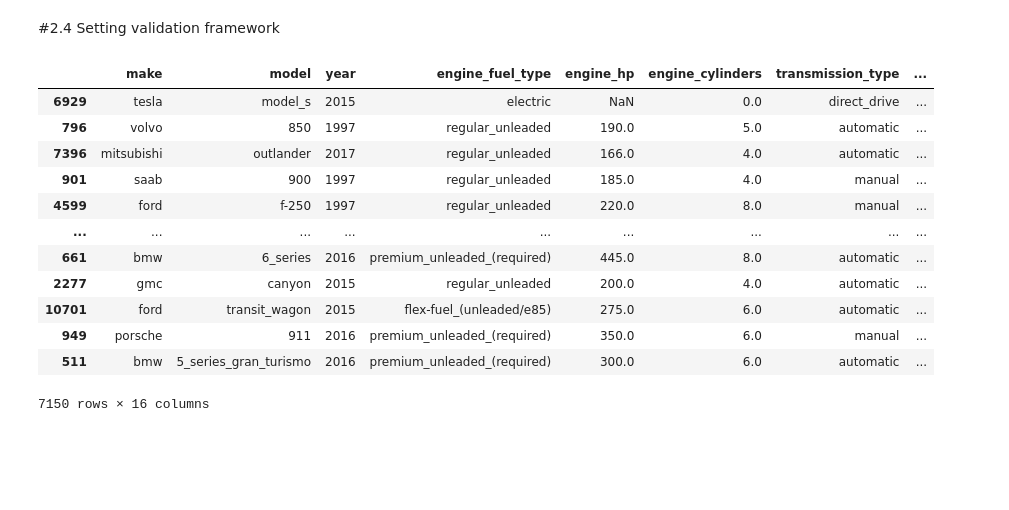
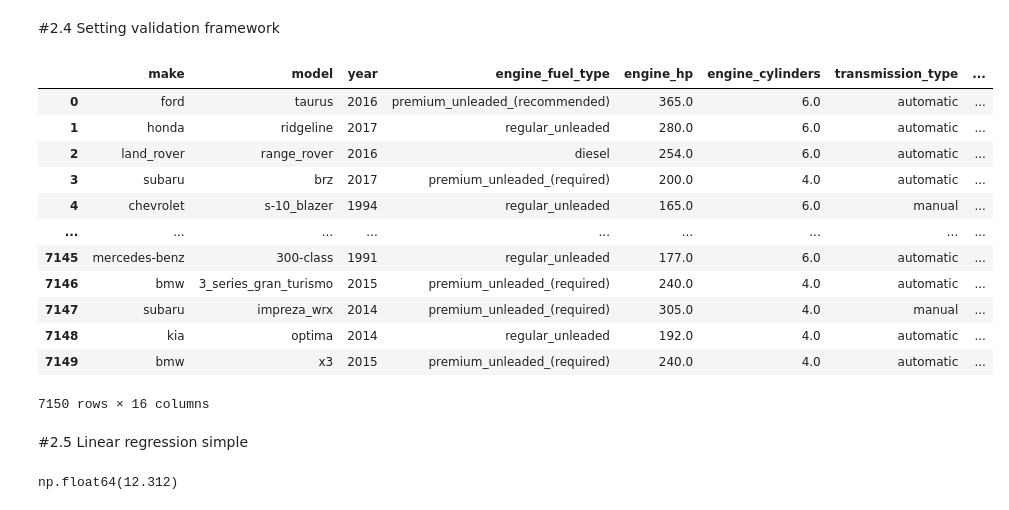
Before and after one commit to AJKossi/machine-learning-zoomcamp, a Jupyter notebook: 02-car-price/02-carprice.ipynb, the cells around one changed output. Saved outputs shown, nothing was run; the diff lists cells and outputs as text; code cells hidden in the pictures; blank space fills up the shorter version.

Commit message:
completed carefully the linear regression model fo understand tuning, weights, regularization etc...

```diff
--- a/02-car-price/02-carprice.ipynb
+++ b/02-car-price/02-carprice.ipynb
@@ -251,32 +238,47 @@ dtype: int64
 #2.4 Setting validation framework
 # %%
 n= len(car_df)
-n_validation = int(n*0.2)
+n_val = int(n*0.2)
 n_test = int(n*0.2)
 
-n_train = n - n_validation - n_test
-n, n_validation, n_test, n_train
+n_train = n - n_val - n_test
+n, n_val, n_test, n_train
 car_df.iloc[:10]
+
+df_val = car_df.iloc[:n_val]
+df_test = car_df.iloc[n_val:n_val+n_test]
+df_train = car_df.iloc[n_val+n_test:]
 
 idx = np.arange(n)
 np.random.shuffle(idx)
+
 train_idx = idx[:n_train]
 df_train = car_df.iloc[idx[:n_train]]
-df_val = car_df.iloc[idx[n_train:n_train+n_validation]]
-df_test = car_df.iloc[idx[n_train+n_validation:]]
+df_val = car_df.iloc[idx[n_train:n_train+n_val]]
+df_test = car_df.iloc[idx[n_train+n_val:]]
+
+np.random.seed(2)
+idx = np.arange(n)
+np.random.shuffle(idx)
+
 len(df_train), len(df_val), len(df_test)
+
 df_train
+df_train = df_train.reset_index(drop=True)
+df_val = df_val.reset_index(drop=True)
+df_test = df_test.reset_index(drop=True)
+df_train
 # %% [output]
 |  | make | model | year | engine_fuel_type | engine_hp | engine_cylinders | transmission_type | ... |
-| 6929 | tesla | model_s | 2015 | electric | NaN | 0.0 | direct_drive | ... |
-| 796 | volvo | 850 | 1997 | regular_unleaded | 190.0 | 5.0 | automatic | ... |
-| 7396 | mitsubishi | outlander | 2017 | regular_unleaded | 166.0 | 4.0 | automatic | ... |
-| 901 | saab | 900 | 1997 | regular_unleaded | 185.0 | 4.0 | manual | ... |
-| 4599 | ford | f-250 | 1997 | regular_unleaded | 220.0 | 8.0 | manual | ... |
+| 0 | ford | taurus | 2016 | premium_unleaded_(recommended) | 365.0 | 6.0 | automatic | ... |
+| 1 | honda | ridgeline | 2017 | regular_unleaded | 280.0 | 6.0 | automatic | ... |
+| 2 | land_rover | range_rover | 2016 | diesel | 254.0 | 6.0 | automatic | ... |
+| 3 | subaru | brz | 2017 | premium_unleaded_(required) | 200.0 | 4.0 | automatic | ... |
+| 4 | chevrolet | s-10_blazer | 1994 | regular_unleaded | 165.0 | 6.0 | manual | ... |
 | ... | ... | ... | ... | ... | ... | ... | ... | ... |
-| 661 | bmw | 6_series | 2016 | premium_unleaded_(required) | 445.0 | 8.0 | automatic | ... |
-| 2277 | gmc | canyon | 2015 | regular_unleaded | 200.0 | 4.0 | automatic | ... |
-| 10701 | ford | transit_wagon | 2015 | flex-fuel_(unleaded/e85) | 275.0 | 6.0 | automatic | ... |
-| 949 | porsche | 911 | 2016 | premium_unleaded_(required) | 350.0 | 6.0 | manual | ... |
-| 511 | bmw | 5_series_gran_turismo | 2016 | premium_unleaded_(required) | 300.0 | 6.0 | automatic | ... |
+| 7145 | mercedes-benz | 300-class | 1991 | regular_unleaded | 177.0 | 6.0 | automatic | ... |
+| 7146 | bmw | 3_series_gran_turismo | 2015 | premium_unleaded_(required) | 240.0 | 4.0 | automatic | ... |
+| 7147 | subaru | impreza_wrx | 2014 | premium_unleaded_(required) | 305.0 | 4.0 | manual | ... |
+| 7148 | kia | optima | 2014 | regular_unleaded | 192.0 | 4.0 | automatic | ... |
+| 7149 | bmw | x3 | 2015 | premium_unleaded_(required) | 240.0 | 4.0 | automatic | ... |
 7150 rows × 16 columns
@@ -292,3 +290,24 @@ y_test = np.log1p(df_test.msrp.values)
 del df_train['msrp']
 del df_val['msrp']
 del df_test['msrp']
+# %% [markdown]
+#2.5 Linear regression simple
+# %%
+xi = [453, 11, 86]
+w0 = 7.17
+w = [0.01, 0.04, 0.002]
+def linear_regression(xi):
+    n = len(xi)
+
+    pred = w0
+
+    for j in range(n):
+        pred = pred + w[j] * xi[j]
+
+    return pred
+
+linear_regression(xi)
+np.expm1(12.312)
+np.log1p(222347.2221101062)
+# %% [output]
+np.float64(12.312)
```
Also changed, not shown: parts of 39 cells of this notebook, 2 other files.
